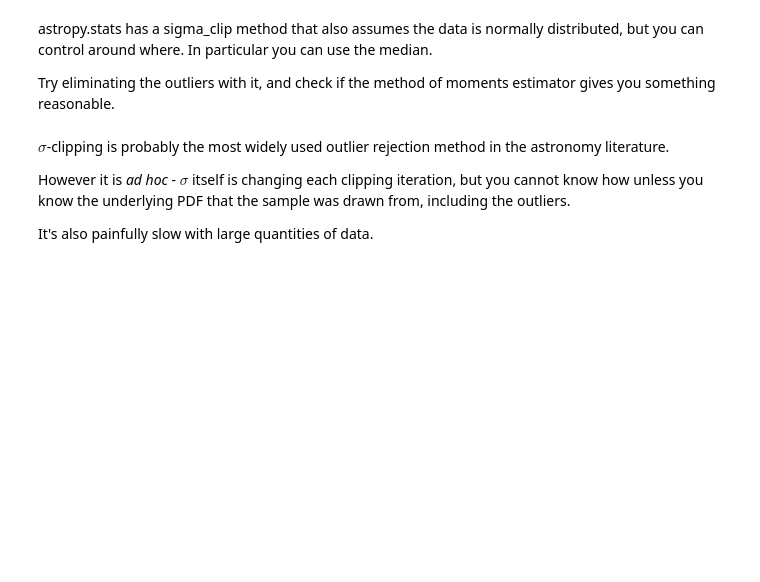
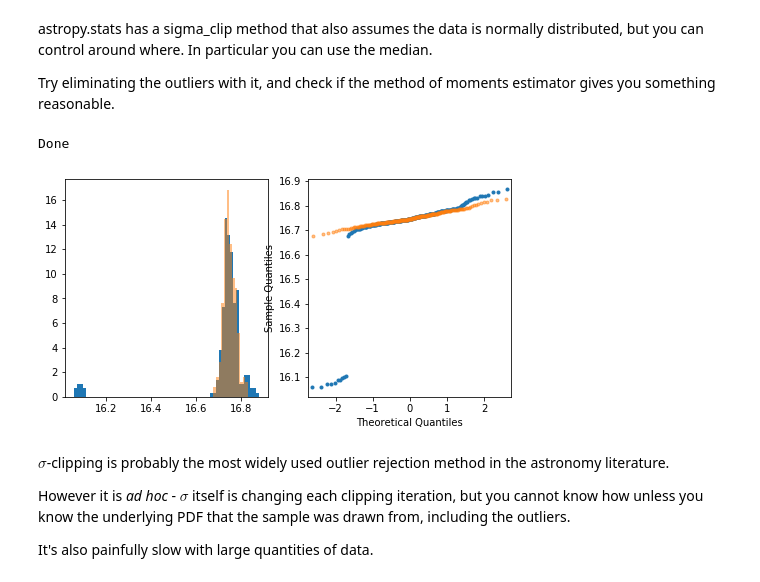
Before and after one commit to gnarayan/ast596_2020_Spring, a Jupyter notebook: 02/week02.ipynb, the cells around one changed output. Saved outputs shown, nothing was run; the diff lists cells and outputs as text; code cells hidden in the pictures; blank space fills up the shorter version.

```diff
--- a/02/week02.ipynb
+++ b/02/week02.ipynb
@@ -237,3 +314,31 @@ Try eliminating the outliers with it, and check if the method of moments estimat
+# %%
+from astropy.stats import sigma_clip
+# your code goes here - don't overwrite samp
+
+# you can change the threshold for sigma clipping - note that sigma is fairly large
+# with the methods of moments estimator, so you might have to make this small
+
+# the method is a bit ad hoc because of this threshold that you can tune
+# at 4-5 sigma, you may not see much of an effect at all
+# at 2-3 sigma, you might be clipping useful data
+clipped_samp = sigma_clip(samp, sigma=3, stdfunc='std', masked=False)
+
+fig = figure(figsize=(8, 4))
+ax1 = fig.add_subplot(1,2,1)
+ax2 = fig.add_subplot(1,2,2)
+
+# plot the sample and the sigma-clipped sample
+ahist(samp, bins='freedman', density=True, ax=ax1)
+ahist(clipped_samp, bins='freedman', density=True, ax=ax1, color='C1', alpha=0.5)
+
+# and the QQ plots
+sm.qqplot(samp, marker='.', color='C0', ax=ax2)
+sm.qqplot(clipped_samp, marker='.', color='C1', ax=ax2, alpha=0.5)
+
+print("Done") # this is just to suppress Jupyter from making two plots
+# %% [output]
+Done
+[figure, added]
 # %% [markdown]
 $\sigma$-clipping is probably the most widely used outlier rejection method in the astronomy literature.
 
```
Also changed, not shown: parts of 12 cells of this notebook, 1 other file.
